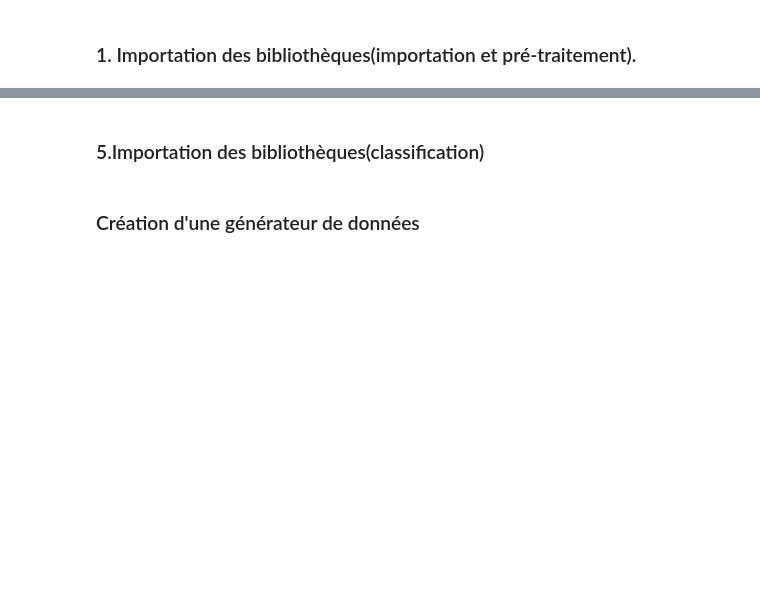
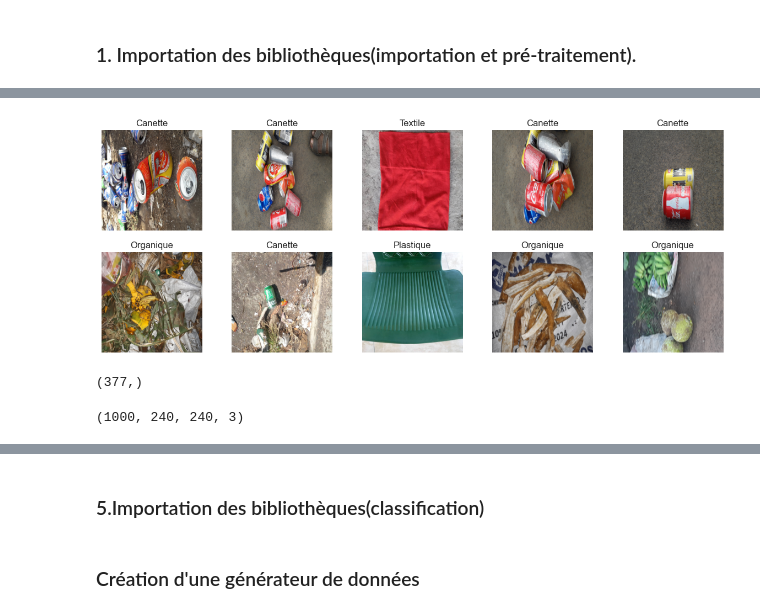
Before and after one commit to soirfaneabdallah/GestionsDechet, a Jupyter notebook: Classification_tensorflow_notebook_Sklearn.ipynb, the cells around one changed output, grey strips where cells are left out. Cells and saved outputs as stored; diff of their text form; code cells hidden in the pictures; blank space fills up the shorter version.

```diff
--- a/Classification_tensorflow_notebook_Sklearn.ipynb
+++ b/Classification_tensorflow_notebook_Sklearn.ipynb
@@ -37,0 +14,2 @@ plt.hist(X_train[0][0][0],bins=5)
+# %%
+df_local = outils.Load_data.load_object("validation.zip")
@@ -37,0 +28,4 @@ plt.hist(X_train[0][0][0],bins=5)
+# %%
+df_local.plot()
+# %% [output]
+[figure, added]
@@ -37,0 +34,4 @@ plt.hist(X_train[0][0][0],bins=5)
+# %%
+y_train_lc.shape
+# %% [output]
+(377,)
@@ -37,0 +40,4 @@ plt.hist(X_train[0][0][0],bins=5)
+# %%
+X_selct.shape
+# %% [output]
+(1000, 240, 240, 3)
```
Also changed, not shown: parts of 91 cells of this notebook.
